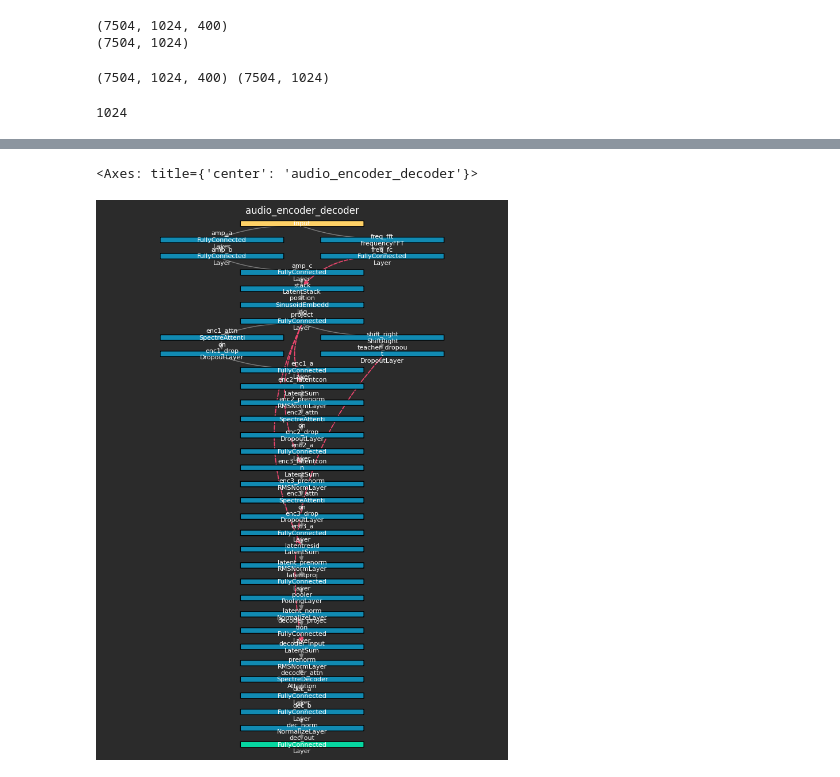
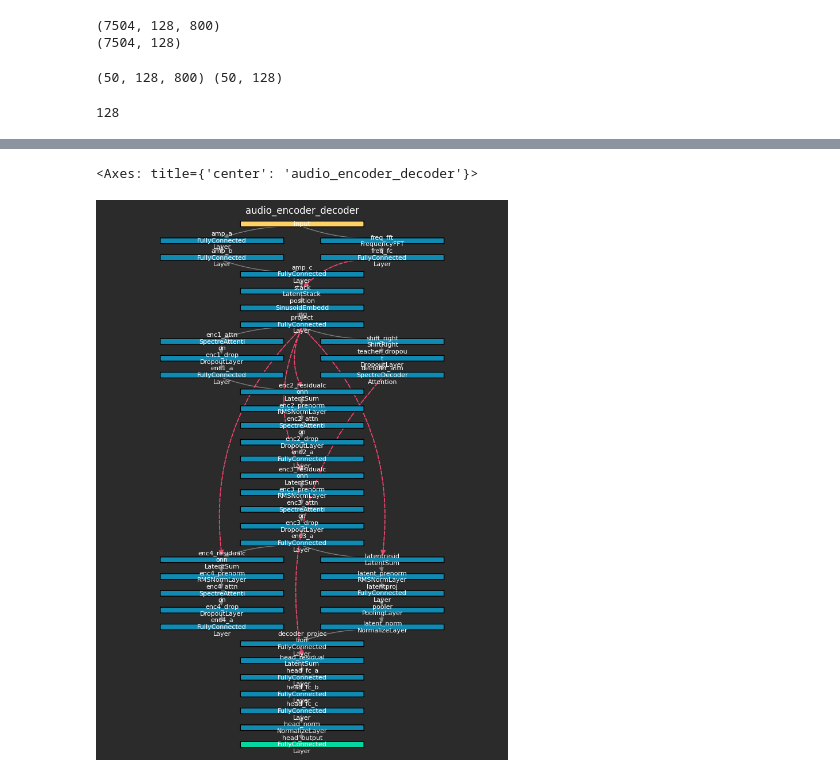
Before and after one commit to Davidgraey/ml-tools, a Jupyter notebook: notebooks/elephant_training_latentspace.ipynb, the cells around one changed output, grey strips where cells are left out. Saved outputs shown, nothing was run; the diff lists cells and outputs as text; code cells hidden in the pictures.

```diff
--- a/notebooks/elephant_training_latentspace.ipynb
+++ b/notebooks/elephant_training_latentspace.ipynb
@@ -31,7 +31,7 @@ from ml_tools.encoders.audio_encoders import (AudioProcessor,
                                               build_windows,
                                               progressive_downsample)
 
-WINDOW_LENGTH_MS = 800 # our window length
+WINDOW_LENGTH_MS = 600 # our window length for plotting
 sample_rate, waveform_l = read_wav("../test.wav", channel=0)
 sample_rate, waveform_r = read_wav("../test.wav", channel=1)
 
@@ -78,7 +78,7 @@ plot_window_spectra(
 # %%
 # loading our audio files:
 import os
-WINDOW_LENGTH_MS = 100 # our window length
+WINDOW_LENGTH_MS = 200 # our window length
 
 all_windowed_data = []
 
@@ -96,7 +96,7 @@ for fn in all_filenames:
         audio_enc = AudioProcessor(
             sample_rate=sample_rate,
             window_ms = WINDOW_LENGTH_MS,
-            overlap_ratio= 1/3, # how much of the window is overlapping with previous step
+            overlap_ratio= 1/4, # how much of the window is overlapping with previous step
             use_decibels = True,
             target = "waveform",
             variable_idx = 0
@@ -129,6 +129,7 @@ print(np.max(shapes))
 # %%
 # MAX_POSSIBLE_WINDOWS should be optimized for specific lengths of FFT: closest to: (2**10 * N)
-MAX_POSSIBLE_WINDOWS = 2**10 * 1
+# MAX_POSSIBLE_WINDOWS = 2**10 * 1
+MAX_POSSIBLE_WINDOWS = 128
 
 
 # pad our sequences to max:
@@ -143,8 +144,8 @@ for idx, data in enumerate(all_windowed_data):
 print(xs.shape)
 print(padding_mask.shape)
 # %% [output]
-(7504, 1024, 400)
-(7504, 1024)
+(7504, 128, 800)
+(7504, 128)
 # %%
 # downsample the data -- this could be helpful? or not... not sure yet.
 #
@@ -152,21 +153,25 @@ print(padding_mask.shape)
 #
 # for dim in downs:
 #     print(dim[0].shape, dim[1].shape)
+# %%
+# let's take a subsample of the data
+xs = xs[:50, ...]
+padding_mask = padding_mask[:50, ...]
 # %%
 print(xs.shape, padding_mask.shape)
 # %% [output]
-(7504, 1024, 400) (7504, 1024)
+(50, 128, 800) (50, 128)
 # %%
 MAX_POSSIBLE_WINDOWS
 # %% [output]
-1024
+128
 # %%
 from ml_tools.models.neural_network import Node, NeuralNetwork
 from ml_tools.visuals.nnet_visuals import plot_network
 
-EMBEDDING_DIM = 800
+EMBEDDING_DIM = 1000
 HIDDEN_DIM = 512
-NUM_HEADS=8
+NUM_HEADS=16
 # latent space bottleneck
 LATENT_DIMENSION = 1200
 
@@ -195,37 +200,48 @@ mixed = net.connect(FullyConnectedLayer(2*EMBEDDING_DIM, HIDDEN_DIM, "linear"),
 enc1 = net.connect(SpectreAttention(sequence_length=MAX_POSSIBLE_WINDOWS,
                                     hidden_dim=HIDDEN_DIM,
                                     num_heads=NUM_HEADS,
-                                    band_radius=2,
+                                    band_radius=20,
                                     memory_tokens=20,
                                     use_wrm=True), mixed, name="enc1_attn")
 enc1 = net.connect(DropoutLayer(dropout_prob=0.05), enc1, name="enc1_drop")
 enc1 = net.connect(FullyConnectedLayer(HIDDEN_DIM, HIDDEN_DIM, "relu"), enc1, name="enc1_a")
 
 # encoder2 ------------------
-enc2 = net.connect(LatentSum(), mixed, enc1, name="enc2_latentconn")
+enc2 = net.connect(LatentSum(), mixed, enc1, name="enc2_residualconn")
 enc2 = net.connect(RMSNormLayer(ni=HIDDEN_DIM), enc2, name="enc2_prenorm")
 enc2 = net.connect(SpectreAttention(sequence_length=MAX_POSSIBLE_WINDOWS,
                                     hidden_dim=HIDDEN_DIM,
                                     num_heads=NUM_HEADS,
-                                    band_radius=2,
-                                    memory_tokens=20,
+                                    band_radius=10,
+                                    memory_tokens=40,
                                     use_wrm=True), enc2, name="enc2_attn")
 enc2 = net.connect(DropoutLayer(dropout_prob=0.05), enc2, name="enc2_drop")
 enc2 = net.connect(FullyConnectedLayer(HIDDEN_DIM, HIDDEN_DIM, "relu"), enc2, name="enc2_a")
 
 
 #  encoder3 ------------------
-enc3 = net.connect(LatentSum(), mixed, enc2, name="enc3_latentconn")
+enc3 = net.connect(LatentSum(), mixed, enc2, name="enc3_residualconn")
 enc3 = net.connect(RMSNormLayer(ni=HIDDEN_DIM), enc3, name="enc3_prenorm")
 enc3 = net.connect(SpectreAttention(sequence_length=MAX_POSSIBLE_WINDOWS,
                                     hidden_dim=HIDDEN_DIM,
                                     num_heads=NUM_HEADS,
-                                    band_radius=2,
-                                    memory_tokens=20,
+                                    band_radius=5,
+                                    memory_tokens=50,
                                     use_wrm=True), enc3, name="enc3_attn")
 enc3 = net.connect(DropoutLayer(dropout_prob=0.05), enc3, name="enc3_drop")
 enc3 = net.connect(FullyConnectedLayer(HIDDEN_DIM, HIDDEN_DIM, "relu"), enc3, name="enc3_a")
 
+#  encoder4 ------------------
+enc4 = net.connect(LatentSum(), mixed, enc3, name="enc4_residualconn")
+enc4 = net.connect(RMSNormLayer(ni=HIDDEN_DIM), enc4, name="enc4_prenorm")
+enc4 = net.connect(SpectreAttention(sequence_length=MAX_POSSIBLE_WINDOWS,
+                                    hidden_dim=HIDDEN_DIM,
+                                    num_heads=NUM_HEADS,
+                                    band_radius=1,
+                                    memory_tokens=64,
+                                    use_wrm=True), enc4, name="enc4_attn")
+enc4 = net.connect(DropoutLayer(dropout_prob=0.05), enc4, name="enc4_drop")
+enc4 = net.connect(FullyConnectedLayer(HIDDEN_DIM, HIDDEN_DIM, "relu"), enc4, name="enc4_a")
 
 #  Latent ------------------
 latent = net.connect(LatentSum(), mixed, enc3, name="latentresid")
@@ -235,27 +251,28 @@ pooler = net.connect(PoolingLayer(), latent, name="pooler")
 pooler = net.connect(NormalizeLayer(LATENT_DIMENSION), pooler, name="latent_norm")
 
 
-# DECODER ------------------
+# -------- DECODER ------------------
 shifted = net.connect(ShiftRight(hidden_dim=HIDDEN_DIM), mixed, name="shift_right")
 shifted_noisy = net.connect(DropoutLayer(dropout_prob=0.33), shifted, name="teacher_dropout")
-
-latent_broadcast = net.connect(FullyConnectedLayer(LATENT_DIMENSION, HIDDEN_DIM, "linear"), pooler,
-                      name="decoder_projection")
-
-decoded = net.connect(LatentSum(), latent_broadcast, shifted_noisy, name="decoder_input")
-decoded = net.connect(RMSNormLayer(HIDDEN_DIM), decoded, name="prenorm")
 decoded = net.connect(SpectreDecoderAttention(sequence_length=MAX_POSSIBLE_WINDOWS,
                                             hidden_dim=HIDDEN_DIM,
                                             num_heads=NUM_HEADS,
                                             band_radius=2,
-                                            memory_tokens=20,
-                                            use_wrm=True), decoded, name="decoder_attn")
-decoded = net.connect(FullyConnectedLayer(HIDDEN_DIM, HIDDEN_DIM, "relu"), decoded, name="dec_a")
-decoded = net.connect(FullyConnectedLayer(HIDDEN_DIM, HIDDEN_DIM, "relu"), decoded, name="dec_b")
-decoded = net.connect(NormalizeLayer(HIDDEN_DIM, shift_scale=True), decoded, name="dec_norm")
+                                            memory_tokens=128,
+                                            use_wrm=True), shifted_noisy, name="decoder_attn")
+
+# HEAD --- ---
+latent_broadcast = net.connect(FullyConnectedLayer(LATENT_DIMENSION, HIDDEN_DIM, "linear"), pooler,
+                      name="decoder_projection")
+# decoder_inputs = net.connect(LatentSum(), latent_broadcast, shifted_noisy, name="decoder_input")
+decoded = net.connect(LatentSum(), latent_broadcast, decoded, name="head_residual")
+decoded = net.connect(FullyConnectedLayer(HIDDEN_DIM, HIDDEN_DIM, "relu"), decoded, name="head_fc_a")
+decoded = net.connect(FullyConnectedLayer(HIDDEN_DIM, HIDDEN_DIM, "relu"), decoded, name="head_fc_b")
+decoded = net.connect(FullyConnectedLayer(HIDDEN_DIM, HIDDEN_DIM, "relu"), decoded, name="head_fc_c")
+decoded = net.connect(NormalizeLayer(HIDDEN_DIM, shift_scale=True), decoded, name="head_norm")
 # CausalSpectreAttention
 # TODO: reconstruct sequence
-net.output = net.connect(FullyConnectedLayer(HIDDEN_DIM, samples_per_window, "linear", is_output=True), decoded, name="dec_out")
+net.output = net.connect(FullyConnectedLayer(HIDDEN_DIM, samples_per_window, "linear", is_output=True), decoded, name="head_output")
 
 
 print("edges:")
@@ -286,5 +303,5 @@ edges:
 <Axes: title={'center': 'audio_encoder_decoder'}>
-[figure, old version]
+[figure, new version]
 # %%
 # AND this is how we train:
 %pdb on
```
Also changed, not shown: parts of 10 cells of this notebook, 6 other files.
